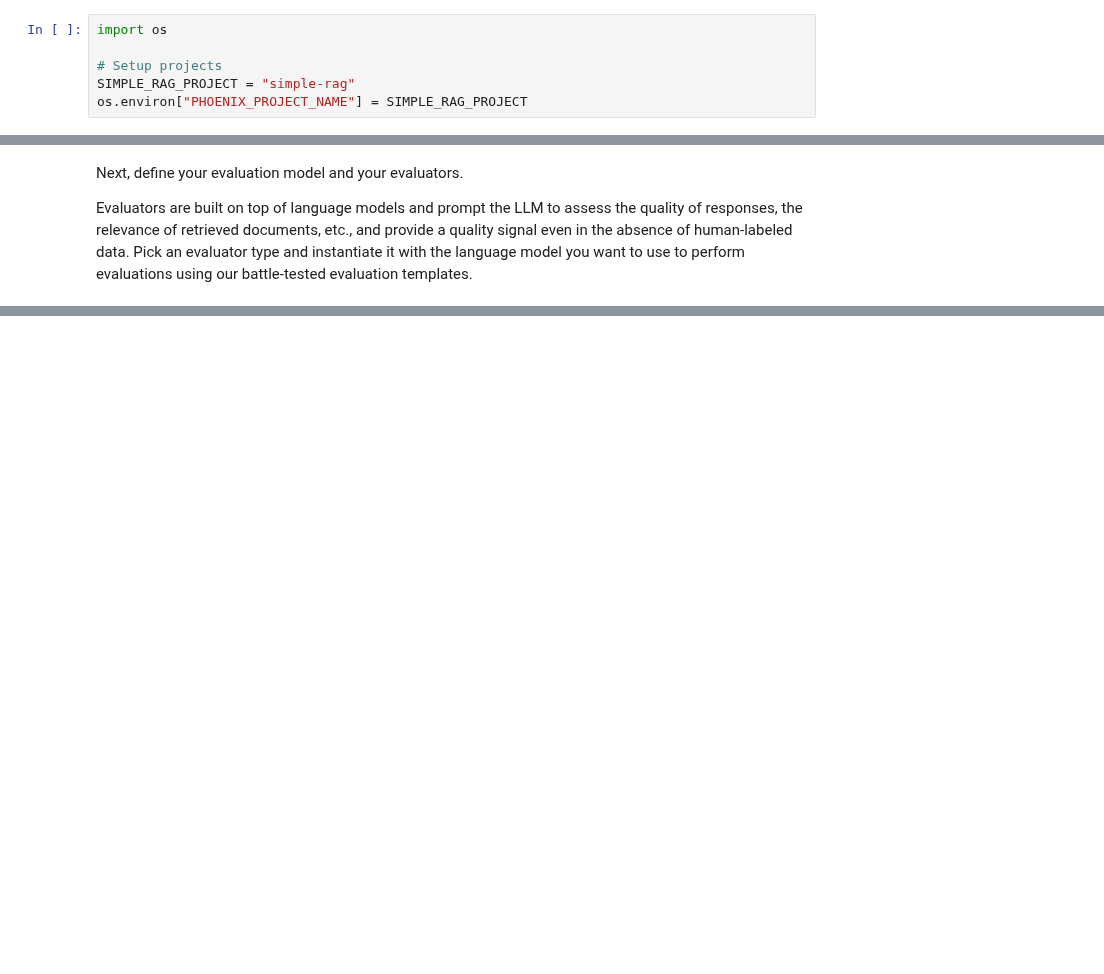
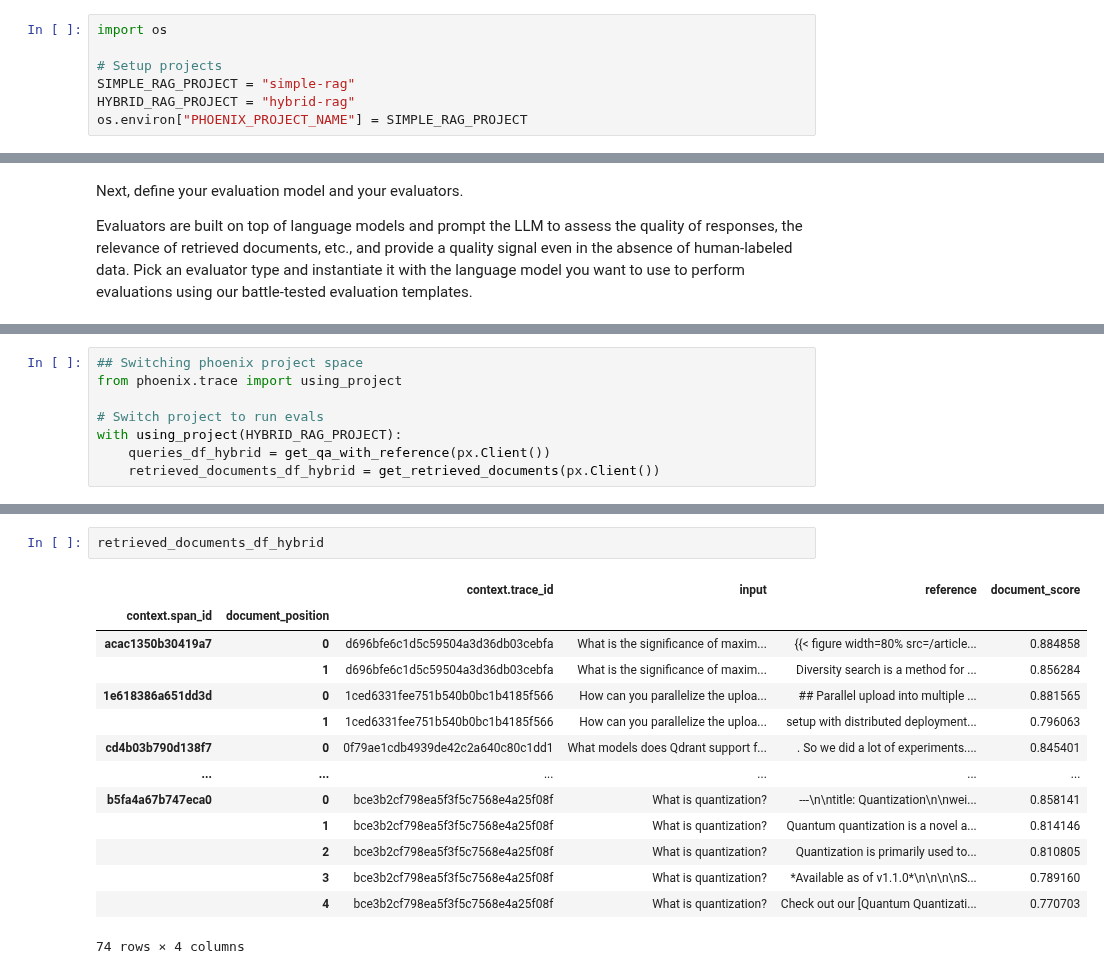
Before and after one commit to qdrant/qdrant-rag-eval, a Jupyter notebook: workshop-rag-eval-qdrant-arize/notebooks/llama_qdrant_rag_phoenix.ipynb, the cells around one changed output, grey strips where cells are left out. Saved outputs shown, nothing was run; the diff lists cells and outputs as text; blank space fills up the shorter version.

Commit message:
Added Hybrid retreiver RAG and evals

```diff
--- a/workshop-rag-eval-qdrant-arize/notebooks/llama_qdrant_rag_phoenix.ipynb
+++ b/workshop-rag-eval-qdrant-arize/notebooks/llama_qdrant_rag_phoenix.ipynb
@@ -20,6 +20,7 @@ import os
 
 # Setup projects
 SIMPLE_RAG_PROJECT = "simple-rag"
+HYBRID_RAG_PROJECT = "hybrid-rag"
 os.environ["PHOENIX_PROJECT_NAME"] = SIMPLE_RAG_PROJECT
 # %%
 import datetime
@@ -402,0 +661,8 @@ Your evaluations should now appear as annotations on the appropriate spans in Ph
+# %%
+## Switching phoenix project space
+from phoenix.trace import using_project
+
+# Switch project to run evals
+with using_project(HYBRID_RAG_PROJECT):
+    queries_df_hybrid = get_qa_with_reference(px.Client())
+    retrieved_documents_df_hybrid = get_retrieved_documents(px.Client())
@@ -402,0 +690,17 @@ Your evaluations should now appear as annotations on the appropriate spans in Ph
+# %%
+retrieved_documents_df_hybrid
+# %% [output]
+|  |  | context.trace_id | input | reference | document_score |
+| context.span_id | document_position |  |  |  |  |
+| acac1350b30419a7 | 0 | d696bfe6c1d5c59504a3d36db03cebfa | What is the significance of maxim... | {{< figure width=80% src=/article... | 0.884858 |
+|  | 1 | d696bfe6c1d5c59504a3d36db03cebfa | What is the significance of maxim... | Diversity search is a method for ... | 0.856284 |
+| 1e618386a651dd3d | 0 | 1ced6331fee751b540b0bc1b4185f566 | How can you parallelize the uploa... | ## Parallel upload into multiple ... | 0.881565 |
+|  | 1 | 1ced6331fee751b540b0bc1b4185f566 | How can you parallelize the uploa... | setup with distributed deployment... | 0.796063 |
+| cd4b03b790d138f7 | 0 | 0f79ae1cdb4939de42c2a640c80c1dd1 | What models does Qdrant support f... | . So we did a lot of experiments.... | 0.845401 |
+| ... | ... | ... | ... | ... | ... |
+| b5fa4a67b747eca0 | 0 | bce3b2cf798ea5f3f5c7568e4a25f08f | What is quantization? | ---\n\ntitle: Quantization\n\nwei... | 0.858141 |
+|  | 1 | bce3b2cf798ea5f3f5c7568e4a25f08f | What is quantization? | Quantum quantization is a novel a... | 0.814146 |
+|  | 2 | bce3b2cf798ea5f3f5c7568e4a25f08f | What is quantization? | Quantization is primarily used to... | 0.810805 |
+|  | 3 | bce3b2cf798ea5f3f5c7568e4a25f08f | What is quantization? | *Available as of v1.1.0*\n\n\n\nS... | 0.789160 |
+|  | 4 | bce3b2cf798ea5f3f5c7568e4a25f08f | What is quantization? | Check out our [Quantum Quantizati... | 0.770703 |
+74 rows × 4 columns
```
Also changed, not shown: parts of 38 cells of this notebook.
